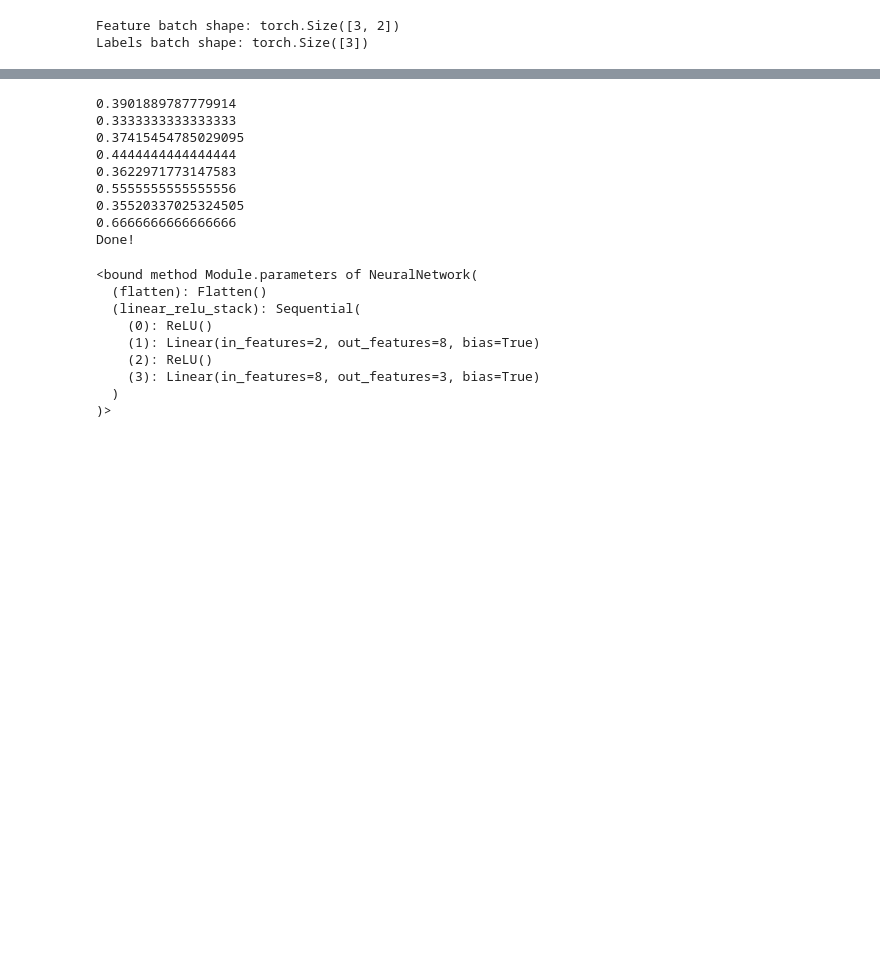
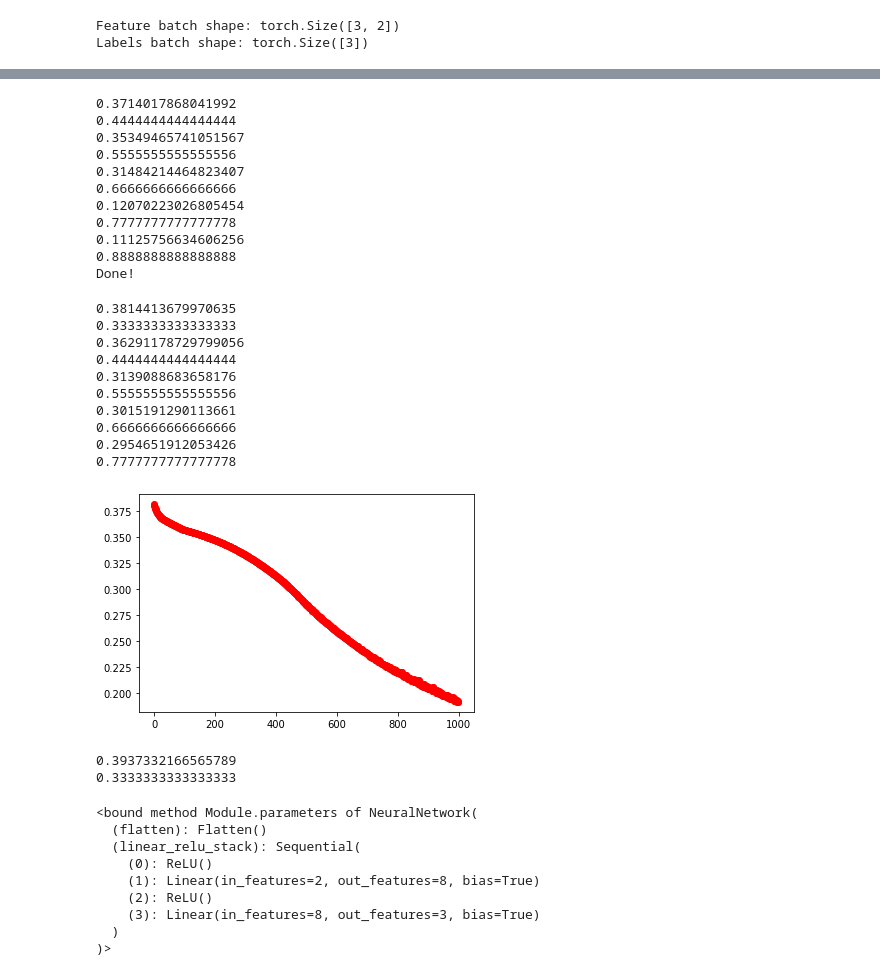
Before and after one commit to easilylazy/pattern-recognition, a Jupyter notebook: neuralNetwork/class3nn.ipynb, the cells around one changed output, grey strips where cells are left out. Saved outputs shown, nothing was run; the diff lists cells and outputs as text; code cells hidden in the pictures; blank space fills up the shorter version.

```diff
--- a/neuralNetwork/class3nn.ipynb
+++ b/neuralNetwork/class3nn.ipynb
@@ -78,17 +82,15 @@ class NeuralNetwork(nn.Module):
             nn.ReLU(),
             nn.Linear(2, 8),
             nn.ReLU(),
-            nn.Linear(8, 3),
-            # nn.ReLU(),
-            # nn.Linear(5, 3),
+            # nn.Linear(8, 3),
+            nn.Linear(8, 5),
+            nn.ReLU(),
+            nn.Linear(5, 3),
         )
 
     def forward(self, x):
         x = self.flatten(x)
         logits = self.linear_relu_stack(x)
         return logits
-
-model = NeuralNetwork().to(device)
-print(model)
 # %% [output]
 Using cpu device
@@ -173,5 +168,5 @@ optimizer = torch.optim.Adam(model.parameters(), lr=1e-3)
 # %%
-epochs = 1000
+epochs = 10000
 # fig=plt.figure()
 maxCorrect=0
 for t in range(epochs):
@@ -187,15 +182,53 @@ for t in range(epochs):
     # plt.plot(t,loss,'o')
 print("Done!")
 # %% [output]
-0.3901889787779914
-0.3333333333333333
-0.37415454785029095
+0.3714017868041992
 0.4444444444444444
-0.3622971773147583
+0.35349465741051567
 0.5555555555555556
-0.35520337025324505
+0.31484214464823407
 0.6666666666666666
+0.12070223026805454
+0.7777777777777778
+0.11125756634606256
+0.8888888888888888
 Done!
+# %%
+model = NeuralNetwork().to(device)
+loss_fn = nn.CrossEntropyLoss()
+optimizer = torch.optim.SGD(model.parameters(), lr=1e-2)
+epochs = 1000
+fig=plt.figure()
+maxCorrect=0
+for t in range(epochs):
+
+    train(train_dataloader, model, loss_fn, optimizer)
+    loss,correct=test(train_dataloader, model,t)
+    if correct>maxCorrect:
+        print(loss)
+        print(correct)
+        maxCorrect=correct
+        if abs(maxCorrect-1)<1e-6:
+            break
+    plt.plot(t,loss,'o',color='r')
+# %% [output]
+0.3814413679970635
+0.3333333333333333
+0.36291178729799056
+0.4444444444444444
+0.3139088683658176
+0.5555555555555556
+0.3015191290113661
+0.6666666666666666
+0.2954651912053426
+0.7777777777777778
+[figure, added]
+# %%
+print(loss)
+print(maxCorrect)
+# %% [output]
+0.3937332166565789
+0.3333333333333333
 # %%
 print(model.parameters)
 # %% [output]
```
Also changed, not shown: parts of 5 cells of this notebook.
